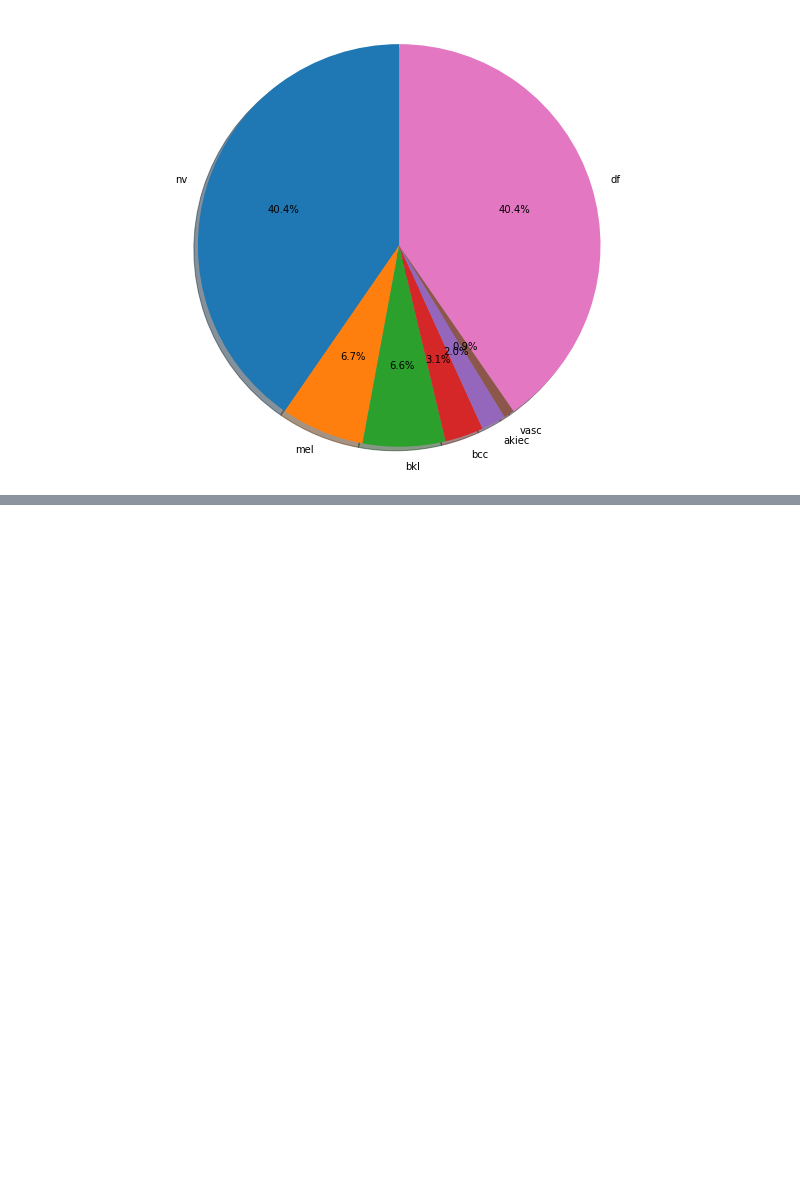
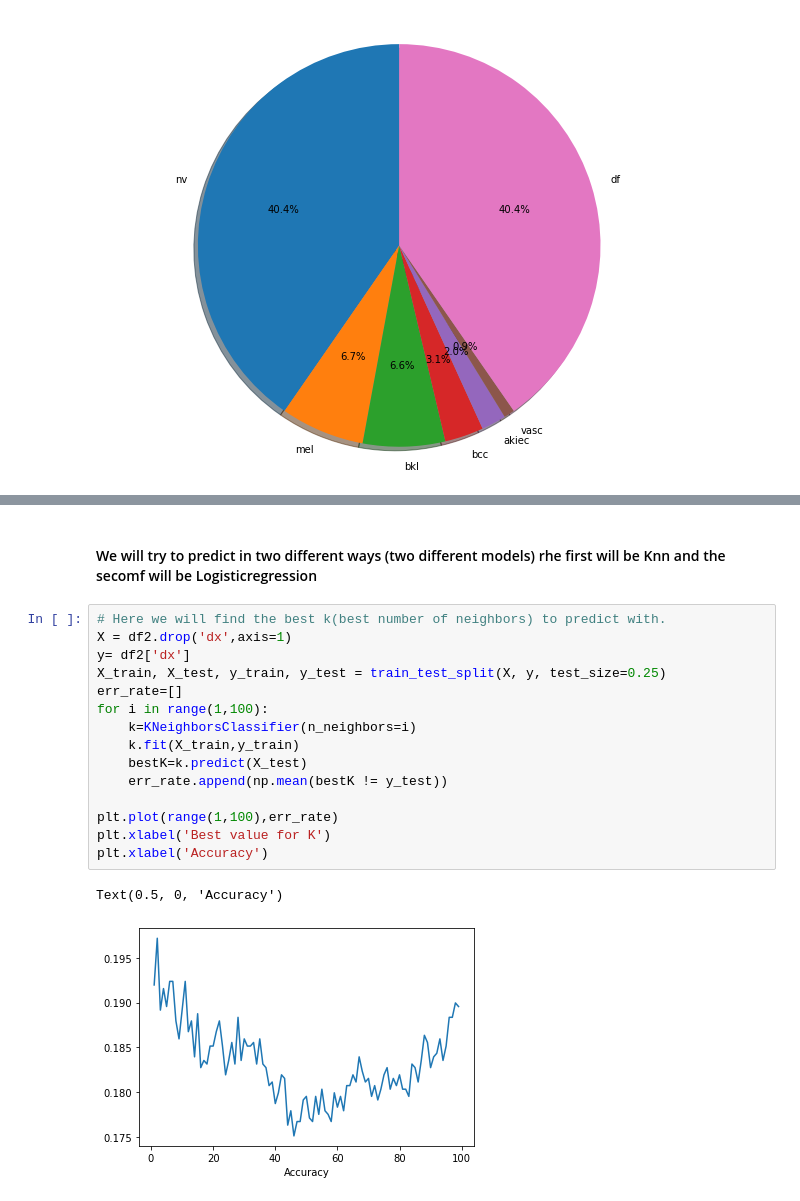
Before and after one commit to GabiDunaevsky/data-science-project, a Jupyter notebook: Notebook3.ipynb, the cells around one changed output, grey strips where cells are left out. Drawn from its saved outputs; the diff is of its cells as text; blank space fills up the shorter version.

```diff
--- a/Notebook3.ipynb
+++ b/Notebook3.ipynb
@@ -251,0 +277,20 @@ Name: dx_type, dtype: int64
+# %% [markdown]
+#### We will try to predict in two different ways (two different models) rhe first will be Knn and the secomf will be Logisticregression
+# %%
+# Here we will find the best k(best number of neighbors) to predict with.
+X = df2.drop('dx',axis=1)
+y= df2['dx']
+X_train, X_test, y_train, y_test = train_test_split(X, y, test_size=0.25)
+err_rate=[]
+for i in range(1,100):
+    k=KNeighborsClassifier(n_neighbors=i)
+    k.fit(X_train,y_train)
+    bestK=k.predict(X_test)
+    err_rate.append(np.mean(bestK != y_test))
+
+plt.plot(range(1,100),err_rate)
+plt.xlabel('Best value for K')
+plt.xlabel('Accuracy')
+# %% [output]
+Text(0.5, 0, 'Accuracy')
+[figure, added]
```
Also changed, not shown: parts of 22 cells of this notebook.
